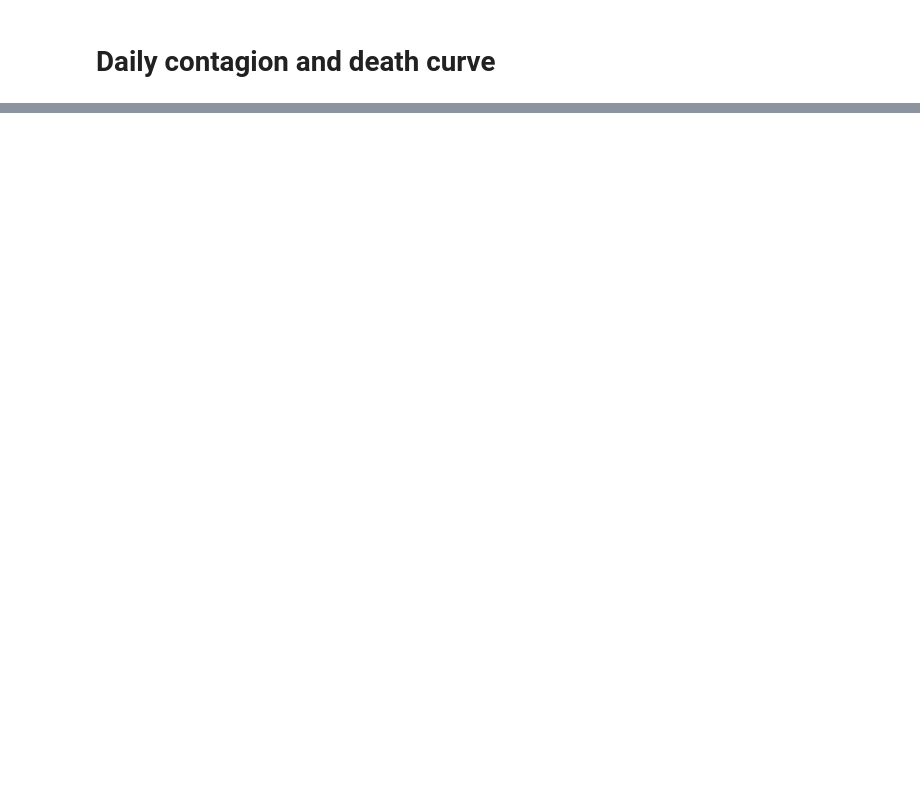
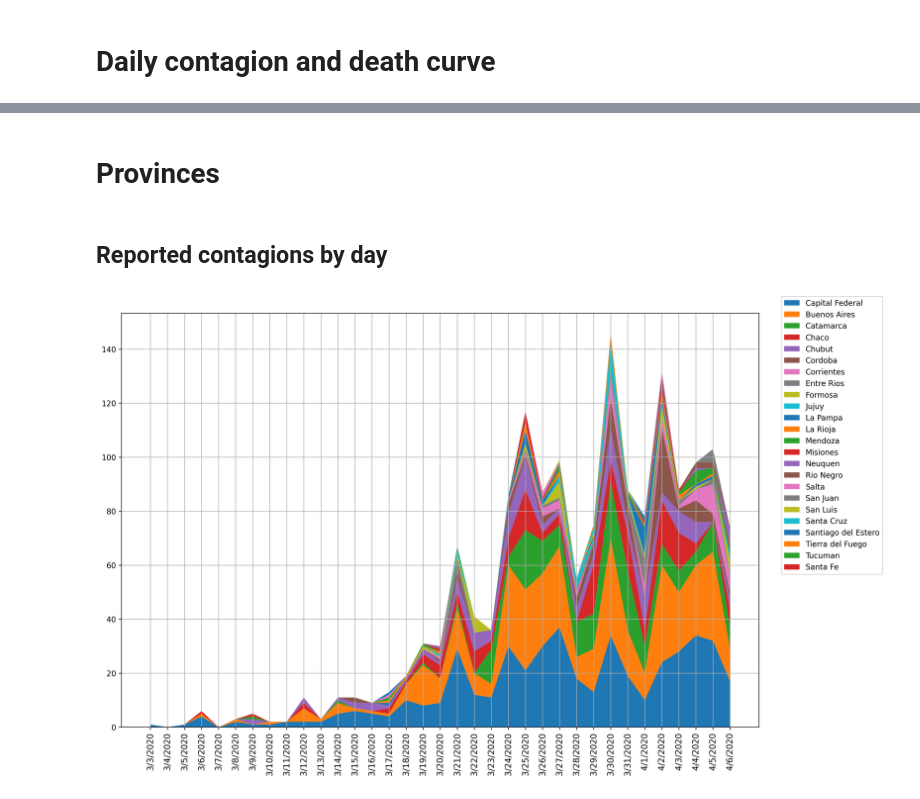
Before and after one commit to Fluzko/Covid-19-Argentina, a Jupyter notebook: Whole country analysis.ipynb, the cells around one changed output, grey strips where cells are left out. Saved outputs shown, nothing was run; the diff lists cells and outputs as text; code cells hidden in the pictures; blank space fills up the shorter version.

```diff
--- a/Whole country analysis.ipynb
+++ b/Whole country analysis.ipynb
@@ -174,0 +192,20 @@ print('       The yellow range indicates quarantine days')
+# %% [markdown]
+# Provinces
+# %% [markdown]
+##  Reported contagions by day
+# %%
+y= df_confirmed.sort_values(by=['total_cases'], ascending=False).drop(columns=['total_cases']).values
+# sort_values(by=['total_cases'], ascending=False).
+x = df_confirmed_transposed.drop(columns=['total_cases','evolutive_cases']).index.values
+
+
+labels = df_confirmed.index.values
+
+plt.figure(figsize=(15,10),dpi=300)
+plt.stackplot(x,y, labels=labels)
+plt.legend(bbox_to_anchor = (1.2,1.05))
+plt.xticks(rotation='vertical', size=11)
+plt.grid()
+plt.show()
+# %% [output]
+[figure, added]
```
Also changed, not shown: parts of 10 cells of this notebook, 5 other files.
